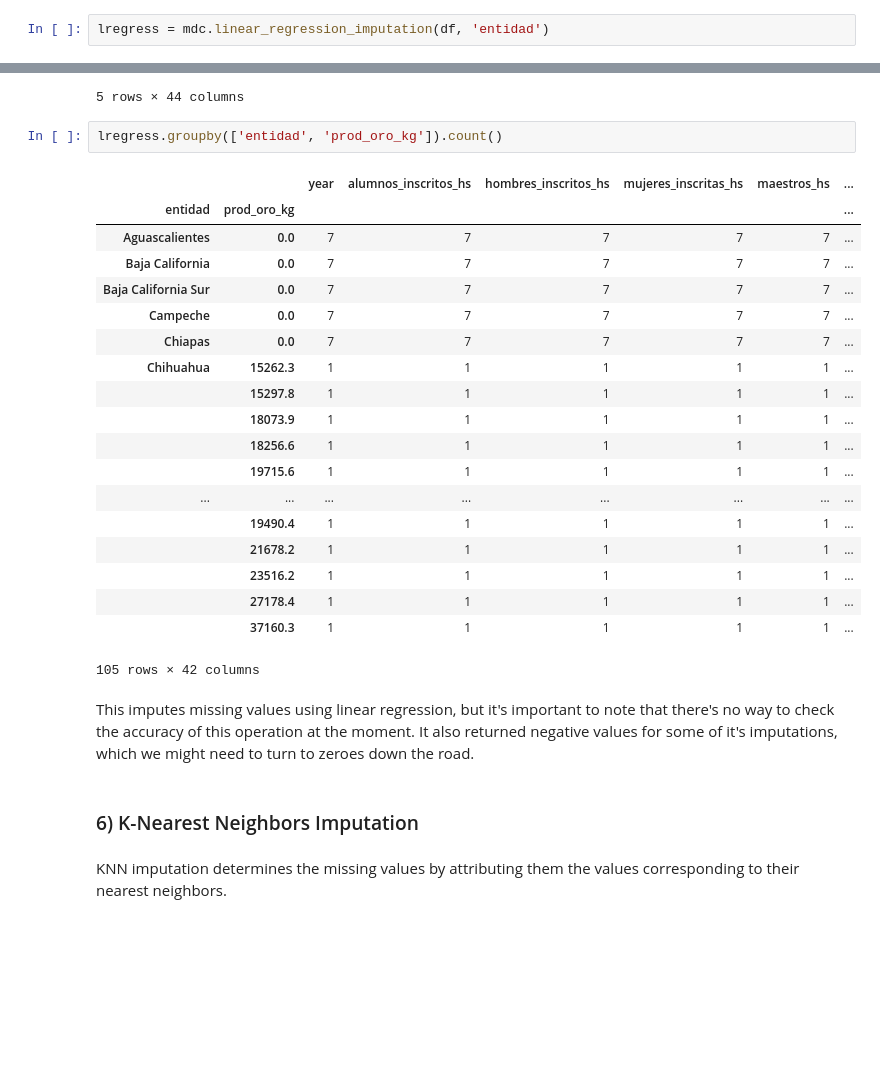
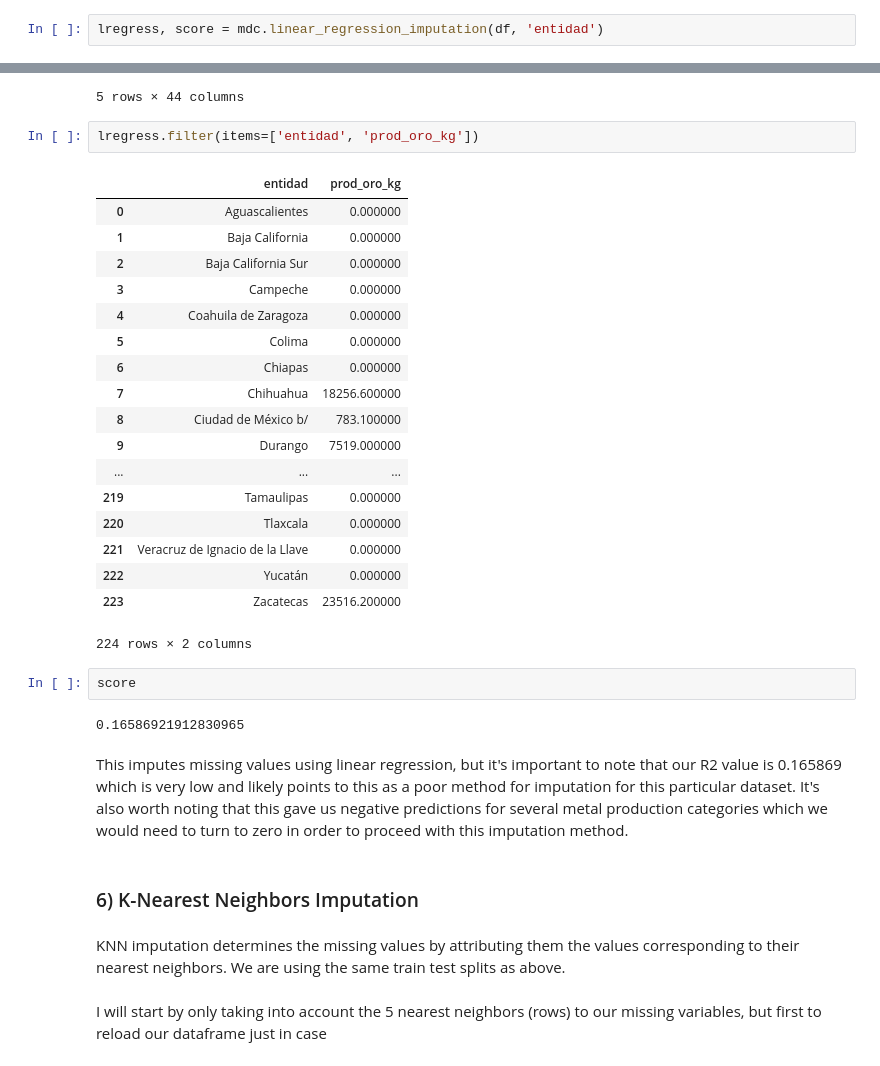
Before and after one commit to marioamz/MexicoOC_Index, a Jupyter notebook: Imputing Missing Data.ipynb, the cells around one changed output, grey strips where cells are left out. Drawn from its saved outputs; the diff is of its cells as text; blank space fills up the shorter version.

```diff
--- a/Imputing Missing Data.ipynb
+++ b/Imputing Missing Data.ipynb
@@ -437,7 +437,7 @@ In order to do an accurate linear regression, I'll need to divide into train, te
 # %% [markdown]
 I'll run the linear regression imputation function here, which creates the test, training sets and should return a dataframe with the values imputed
 # %%
-lregress = mdc.linear_regression_imputation(df, 'entidad')
+lregress, score = mdc.linear_regression_imputation(df, 'entidad')
 # %%
 lregress.head()
 # %% [output]
@@ -449,30 +449,35 @@ lregress.head()
 | 4 | Coahuila de Zaragoza | 2010 | 82553 | 41397 | 41156 | 6219 | ... |
 5 rows × 44 columns
 # %%
-lregress.groupby(['entidad', 'prod_oro_kg']).count()
+lregress.filter(items=['entidad', 'prod_oro_kg'])
 # %% [output]
-|  |  | year | alumnos_inscritos_hs | hombres_inscritos_hs | mujeres_inscritas_hs | maestros_hs | ... |
-| entidad | prod_oro_kg |  |  |  |  |  | ... |
-| Aguascalientes | 0.0 | 7 | 7 | 7 | 7 | 7 | ... |
-| Baja California | 0.0 | 7 | 7 | 7 | 7 | 7 | ... |
-| Baja California Sur | 0.0 | 7 | 7 | 7 | 7 | 7 | ... |
-| Campeche | 0.0 | 7 | 7 | 7 | 7 | 7 | ... |
-| Chiapas | 0.0 | 7 | 7 | 7 | 7 | 7 | ... |
-| Chihuahua | 15262.3 | 1 | 1 | 1 | 1 | 1 | ... |
-|  | 15297.8 | 1 | 1 | 1 | 1 | 1 | ... |
-|  | 18073.9 | 1 | 1 | 1 | 1 | 1 | ... |
-|  | 18256.6 | 1 | 1 | 1 | 1 | 1 | ... |
-|  | 19715.6 | 1 | 1 | 1 | 1 | 1 | ... |
-| ... | ... | ... | ... | ... | ... | ... | ... |
-|  | 19490.4 | 1 | 1 | 1 | 1 | 1 | ... |
-|  | 21678.2 | 1 | 1 | 1 | 1 | 1 | ... |
-|  | 23516.2 | 1 | 1 | 1 | 1 | 1 | ... |
-|  | 27178.4 | 1 | 1 | 1 | 1 | 1 | ... |
-|  | 37160.3 | 1 | 1 | 1 | 1 | 1 | ... |
+|  | entidad | prod_oro_kg |
+| 0 | Aguascalientes | 0.000000 |
+| 1 | Baja California | 0.000000 |
+| 2 | Baja California Sur | 0.000000 |
+| 3 | Campeche | 0.000000 |
+| 4 | Coahuila de Zaragoza | 0.000000 |
+| 5 | Colima | 0.000000 |
+| 6 | Chiapas | 0.000000 |
+| 7 | Chihuahua | 18256.600000 |
+| 8 | Ciudad de México b/ | 783.100000 |
+| 9 | Durango | 7519.000000 |
+| ... | ... | ... |
+| 219 | Tamaulipas | 0.000000 |
+| 220 | Tlaxcala | 0.000000 |
+| 221 | Veracruz de Ignacio de la Llave | 0.000000 |
+| 222 | Yucatán | 0.000000 |
+| 223 | Zacatecas | 23516.200000 |
-105 rows × 42 columns
+224 rows × 2 columns
-# %% [markdown]
-This imputes missing values using linear regression, but it's important to note that there's no way to check the accuracy of this operation at the moment. It also returned negative values for some of it's imputations, which we might need to turn to zeroes down the road.
+# %%
+score
+# %% [output]
+0.16586921912830965
+# %% [markdown]
+This imputes missing values using linear regression, but it's important to note that our R2 value is 0.165869 which is very low and likely points to this as a poor method for imputation for this particular dataset. It's also worth noting that this gave us negative predictions for several metal production categories which we would need to turn to zero in order to proceed with this imputation method.
 # %% [markdown]
 ### 6) K-Nearest Neighbors Imputation
 # %% [markdown]
-KNN imputation determines the missing values by attributing them the values corresponding to their nearest neighbors.
+KNN imputation determines the missing values by attributing them the values corresponding to their nearest neighbors. We are using the same train test splits as above.
+# %% [markdown]
+I will start by only taking into account the 5 nearest neighbors (rows) to our missing variables, but first to reload our dataframe just in case
```
Also changed, not shown: parts of 7 cells of this notebook, 1 other file.
